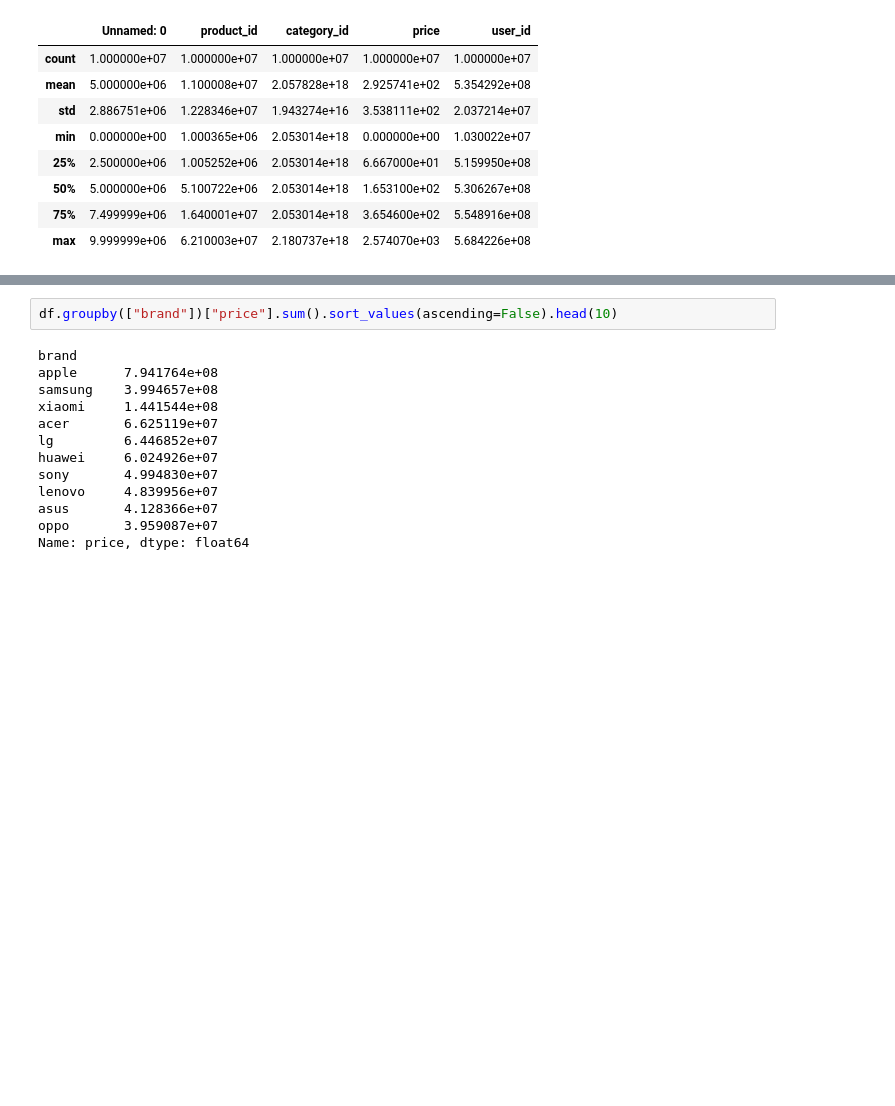
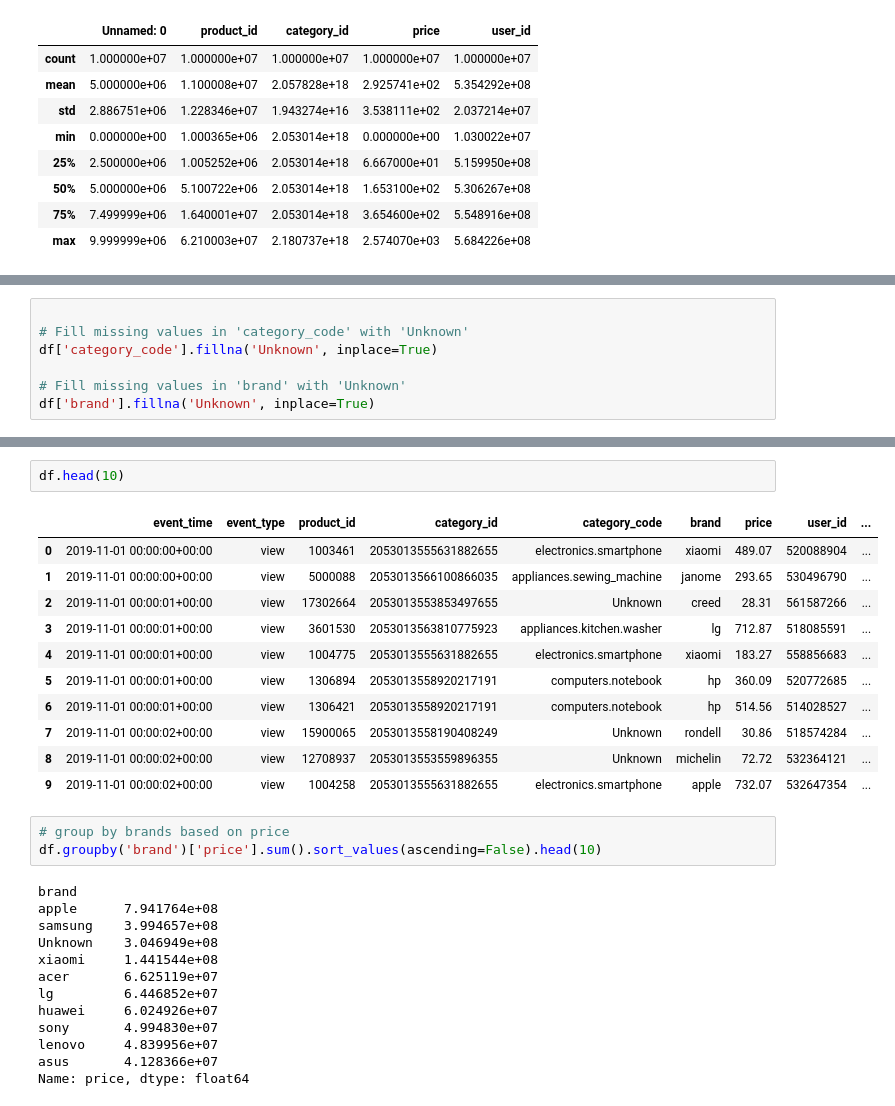
Before and after one commit to Dianalxy1/schulich_date_science, a Jupyter notebook: class4/inclass_activity.ipynb, the cells around one changed output, grey strips where cells are left out. Saved outputs shown, nothing was run; the diff lists cells and outputs as text; blank space fills up the shorter version.

```diff
--- a/class4/inclass_activity.ipynb
+++ b/class4/inclass_activity.ipynb
@@ -52,0 +83,7 @@ df.describe()
+# %%
+
+# Fill missing values in 'category_code' with 'Unknown'
+df['category_code'].fillna('Unknown', inplace=True)
+
+# Fill missing values in 'brand' with 'Unknown'
+df['brand'].fillna('Unknown', inplace=True)
@@ -53,9 +103,25 @@ df.describe()
+# %%
+df.head(10)
+# %% [output]
+|  | event_time | event_type | product_id | category_id | category_code | brand | price | user_id | ... |
+| 0 | 2019-11-01 00:00:00+00:00 | view | 1003461 | 2053013555631882655 | electronics.smartphone | xiaomi | 489.07 | 520088904 | ... |
+| 1 | 2019-11-01 00:00:00+00:00 | view | 5000088 | 2053013566100866035 | appliances.sewing_machine | janome | 293.65 | 530496790 | ... |
+| 2 | 2019-11-01 00:00:01+00:00 | view | 17302664 | 2053013553853497655 | Unknown | creed | 28.31 | 561587266 | ... |
+| 3 | 2019-11-01 00:00:01+00:00 | view | 3601530 | 2053013563810775923 | appliances.kitchen.washer | lg | 712.87 | 518085591 | ... |
+| 4 | 2019-11-01 00:00:01+00:00 | view | 1004775 | 2053013555631882655 | electronics.smartphone | xiaomi | 183.27 | 558856683 | ... |
+| 5 | 2019-11-01 00:00:01+00:00 | view | 1306894 | 2053013558920217191 | computers.notebook | hp | 360.09 | 520772685 | ... |
+| 6 | 2019-11-01 00:00:01+00:00 | view | 1306421 | 2053013558920217191 | computers.notebook | hp | 514.56 | 514028527 | ... |
+| 7 | 2019-11-01 00:00:02+00:00 | view | 15900065 | 2053013558190408249 | Unknown | rondell | 30.86 | 518574284 | ... |
+| 8 | 2019-11-01 00:00:02+00:00 | view | 12708937 | 2053013553559896355 | Unknown | michelin | 72.72 | 532364121 | ... |
+| 9 | 2019-11-01 00:00:02+00:00 | view | 1004258 | 2053013555631882655 | electronics.smartphone | apple | 732.07 | 532647354 | ... |
 # %%
-df.groupby(["brand"])["price"].sum().sort_values(ascending=False).head(10)
+# group by brands based on price
+df.groupby('brand')['price'].sum().sort_values(ascending=False).head(10)
 # %% [output]
 brand
 apple      7.941764e+08
 samsung    3.994657e+08
+Unknown    3.046949e+08
 xiaomi     1.441544e+08
 acer       6.625119e+07
 lg         6.446852e+07
@@ -63,5 +129,4 @@ huawei     6.024926e+07
 sony       4.994830e+07
 lenovo     4.839956e+07
 asus       4.128366e+07
-oppo       3.959087e+07
 Name: price, dtype: float64
```
Also changed, not shown: parts of 10 cells of this notebook, 4 other files.
